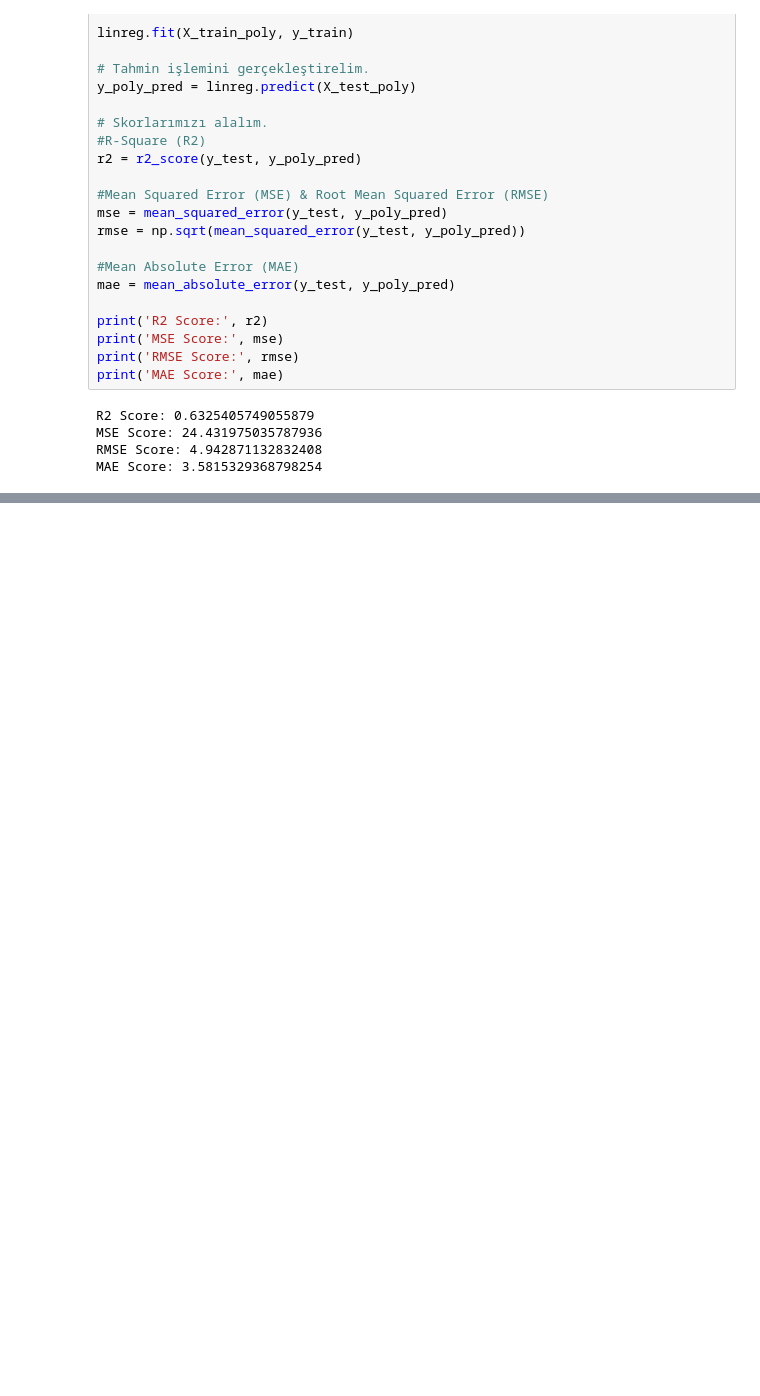
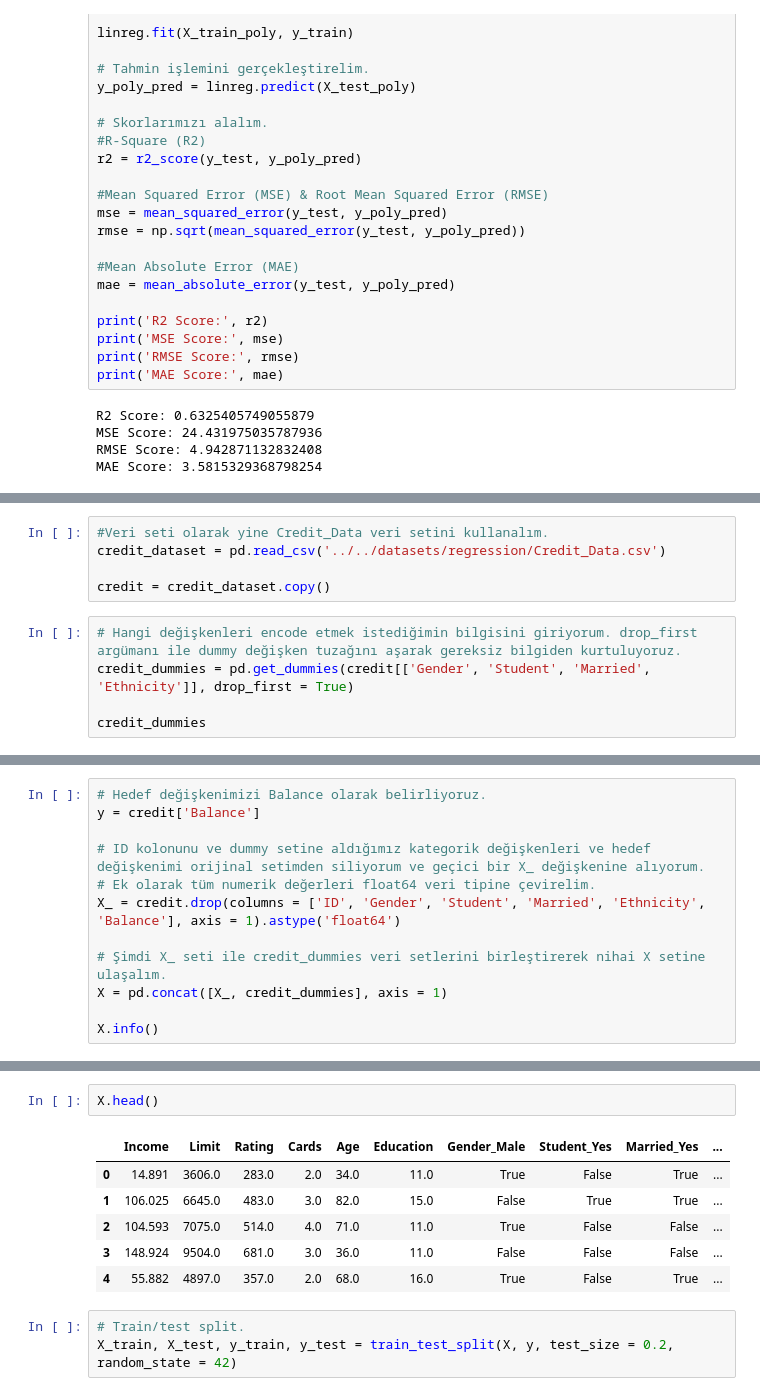
Before and after one commit to mybozkir/Machine_Learning_Practices, a Jupyter notebook: 1-Regression_Practices_TUR.ipynb, the cells around one changed output, grey strips where cells are left out. Drawn from its saved outputs; the diff is of its cells as text; blank space fills up the shorter version.

```diff
--- a/1-Regression_Practices_TUR.ipynb
+++ b/1-Regression_Practices_TUR.ipynb
@@ -733,0 +746,10 @@ MAE Score: 3.5815329368798254
+# %%
+#Veri seti olarak yine Credit_Data veri setini kullanalım.
+credit_dataset = pd.read_csv('../../datasets/regression/Credit_Data.csv')
+
+credit = credit_dataset.copy()
+# %%
+# Hangi değişkenleri encode etmek istediğimin bilgisini giriyorum. drop_first argümanı ile dummy değişken tuzağını aşarak gereksiz bilgiden kurtuluyoruz.
+credit_dummies = pd.get_dummies(credit[['Gender', 'Student', 'Married', 'Ethnicity']], drop_first = True)
+
+credit_dummies
@@ -733,0 +770,12 @@ MAE Score: 3.5815329368798254
+# %%
+# Hedef değişkenimizi Balance olarak belirliyoruz.
+y = credit['Balance']
+
+# ID kolonunu ve dummy setine aldığımız kategorik değişkenleri ve hedef değişkenimi orijinal setimden siliyorum ve geçici bir X_ değişkenine alıyorum.
+# Ek olarak tüm numerik değerleri float64 veri tipine çevirelim.
+X_ = credit.drop(columns = ['ID', 'Gender', 'Student', 'Married', 'Ethnicity', 'Balance'], axis = 1).astype('float64')
+
+# Şimdi X_ seti ile credit_dummies veri setlerini birleştirerek nihai X setine ulaşalım.
+X = pd.concat([X_, credit_dummies], axis = 1)
+
+X.info()
@@ -733,0 +801,12 @@ MAE Score: 3.5815329368798254
+# %%
+X.head()
+# %% [output]
+|  | Income | Limit | Rating | Cards | Age | Education | Gender_Male | Student_Yes | Married_Yes | ... |
+| 0 | 14.891 | 3606.0 | 283.0 | 2.0 | 34.0 | 11.0 | True | False | True | ... |
+| 1 | 106.025 | 6645.0 | 483.0 | 3.0 | 82.0 | 15.0 | False | True | True | ... |
+| 2 | 104.593 | 7075.0 | 514.0 | 4.0 | 71.0 | 11.0 | True | False | False | ... |
+| 3 | 148.924 | 9504.0 | 681.0 | 3.0 | 36.0 | 11.0 | False | False | False | ... |
+| 4 | 55.882 | 4897.0 | 357.0 | 2.0 | 68.0 | 16.0 | True | False | True | ... |
+# %%
+# Train/test split.
+X_train, X_test, y_train, y_test = train_test_split(X, y, test_size = 0.2, random_state = 42)
```
Also changed, not shown: parts of 23 cells of this notebook.
